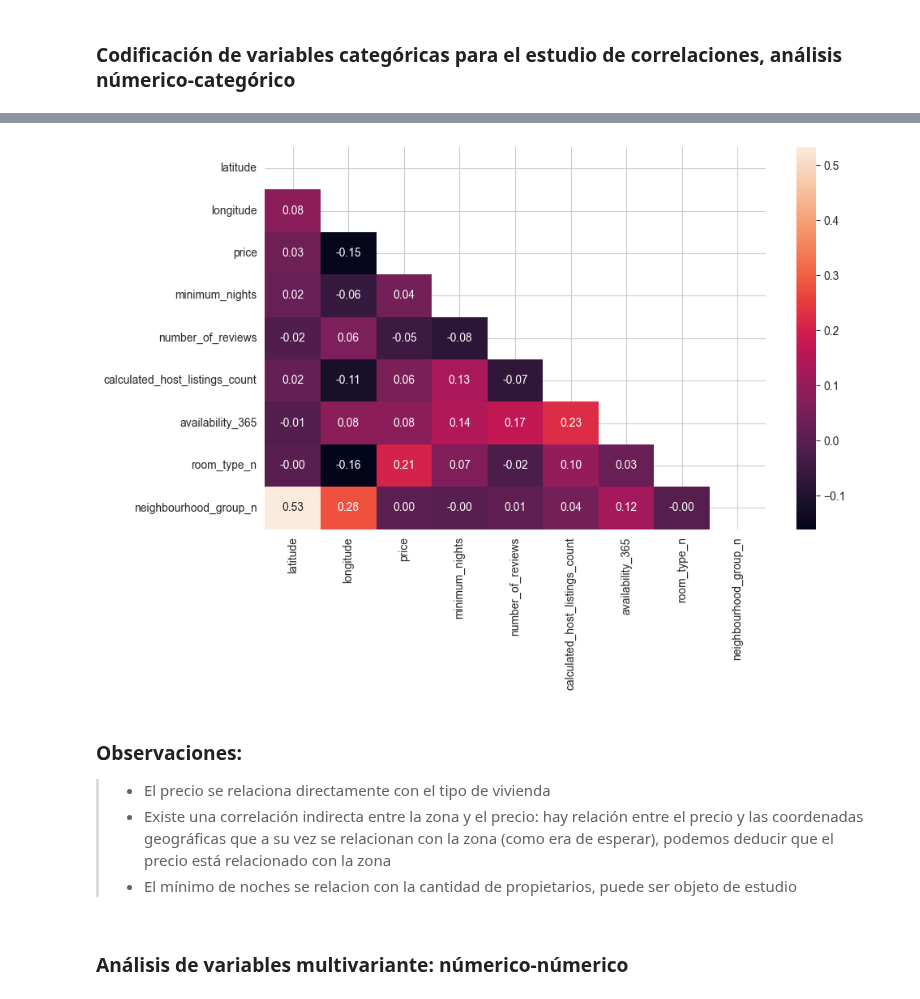
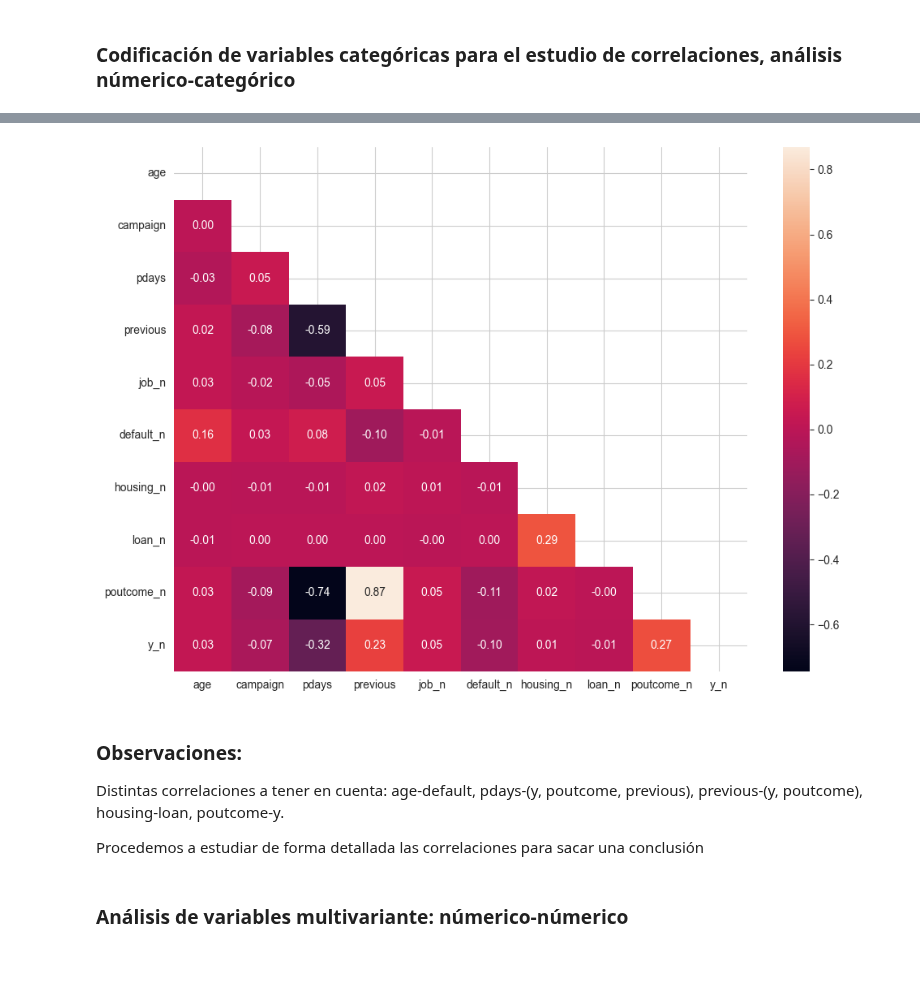
Before and after one commit to 4GeeksAcademy/sayons-intro-ml-new, a Jupyter notebook: src/01-logistic-regression.ipynb, the cells around one changed output, grey strips where cells are left out. Drawn from its saved outputs; the diff is of its cells as text; code cells hidden in the pictures; blank space fills up the shorter version.

```diff
--- a/src/01-logistic-regression.ipynb
+++ b/src/01-logistic-regression.ipynb
@@ -103,7 +129,7 @@ np.int64(12)
 ### Hay 12 filas duplicadas, asi que nos aseguramos de no dejar duplicados en todo el dataset
 # %%
 if df.duplicated().sum():
-    df = df.drop_duplicates()
+    df = df.drop_duplicates(keep='first')
 print(df.shape)
 df.head()
 # %% [output]
@@ -280,5 +310,8 @@ memory usage: 3.1+ MB
 # %%
-df_cat = pd.get_dummies(df, columns=['job', 'default', 'housing', 'loan', 'poutcome', 'y'], drop_first=True)
-df = pd.concat([df, df_cat], axis=1)
-df
+df["job_n"] = pd.factorize(df["job"])[0]
+df["default_n"] = pd.factorize(df["default"])[0]
+df["housing_n"] = pd.factorize(df["housing"])[0]
+df["loan_n"] = pd.factorize(df["loan"])[0]
+df["poutcome_n"] = pd.factorize(df["poutcome"])[0]
+df["y_n"] = pd.factorize(df["y"])[0]
 # %% [output]
@@ -298,18 +355,19 @@ df
 # %%
-corr = df[['latitude', 'longitude', 'price', 'minimum_nights', 'number_of_reviews', 'calculated_host_listings_count', 'availability_365', 'room_type_n', 'neighbourhood_group_n']].corr()
+corr = df[['age', 'campaign', 'pdays', 'previous',
+           'job_n', 'default_n', 'housing_n',
+           'loan_n', 'poutcome_n', 'y_n']].corr()
 mask = np.triu(np.ones_like(corr, dtype=bool))
 fig, axis = plt.subplots(figsize=(10, 7))
 sns.heatmap(corr, mask=mask, annot=True, fmt=".2f")
 plt.tight_layout()
 plt.show()
 # %% [output]
-[figure, old version]
+[figure, new version]
 # %% [markdown]
 ### Observaciones:
->- El precio se relaciona directamente con el tipo de vivienda
->- Existe una correlación indirecta entre la zona y el precio: hay relación entre el precio y las coordenadas geográficas que a su vez se relacionan con la zona (como era de esperar),
-   podemos deducir que el precio está relacionado con la zona
->- El mínimo de noches se relacion con la cantidad de propietarios, puede ser objeto de estudio
+Distintas correlaciones a tener en cuenta: age-default, pdays-(y, poutcome, previous), previous-(y, poutcome), housing-loan, poutcome-y.
+
+Procedemos a estudiar de forma detallada las correlaciones para sacar una conclusión
 # %% [markdown]
 ### Análisis de variables multivariante: númerico-númerico
 # %%
```
Also changed, not shown: parts of 9 cells of this notebook, 1 other file.
